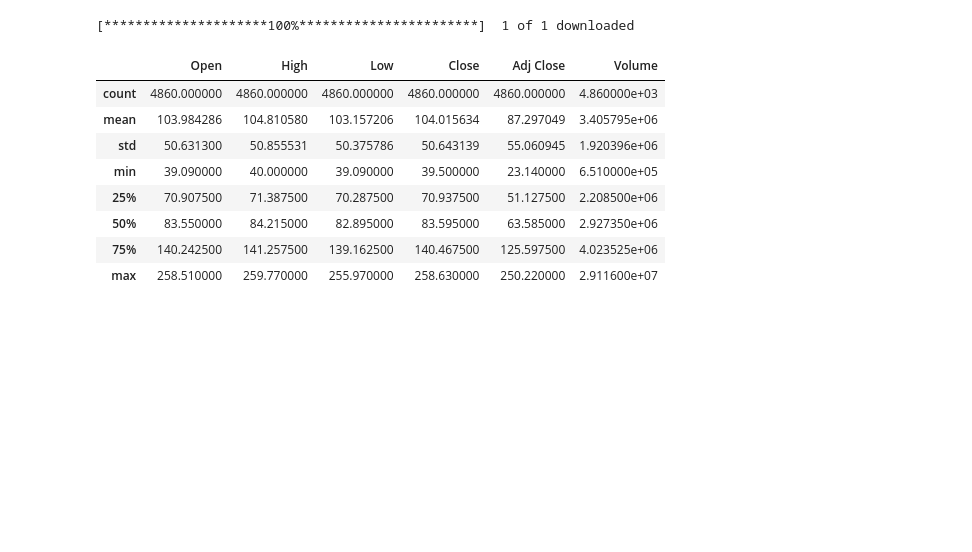
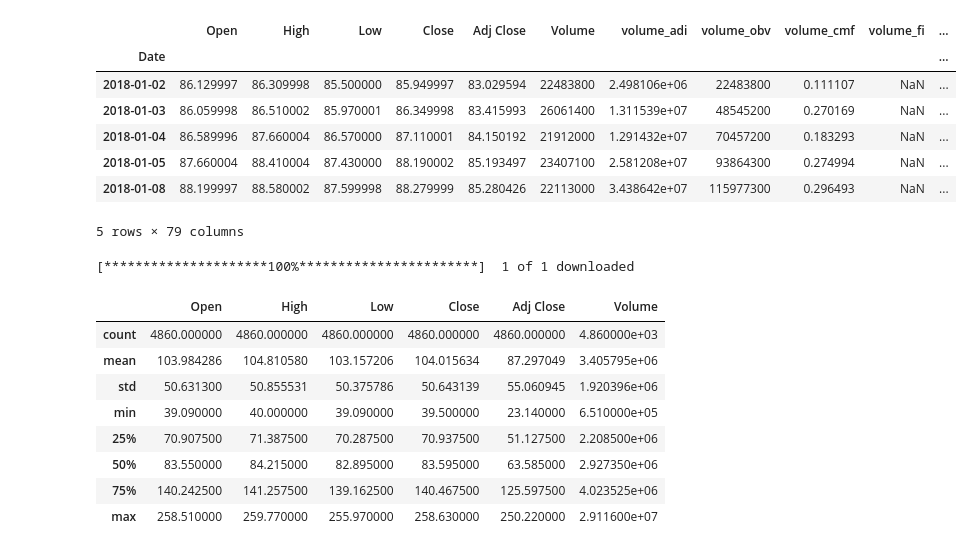
Before and after one commit to xiaomaniay/python-apps, a Jupyter notebook: yahoo_finance_test.ipynb, the cells around one changed output. Saved outputs shown, nothing was run; the diff lists cells and outputs as text; code cells hidden in the pictures; blank space fills up the shorter version.

```diff
--- a/yahoo_finance_test.ipynb
+++ b/yahoo_finance_test.ipynb
@@ -43,0 +22,35 @@ data.head(5)
+# %%
+import ta
+msft = ta.utils.dropna(msft)
+
+# Add all ta features
+msft = ta.add_all_ta_features(
+    msft, open="Open", high="High", low="Low", close="Close", volume="Volume")
+# %%
+# Initialize Bollinger Bands Indicator
+indicator_bb = ta.volatility.BollingerBands(close=msft["Close"], n=20, ndev=2)
+
+# Add Bollinger Bands features
+msft['bb_bbm'] = indicator_bb.bollinger_mavg()
+msft['bb_bbh'] = indicator_bb.bollinger_hband()
+msft['bb_bbl'] = indicator_bb.bollinger_lband()
+
+# Add Bollinger Band high indicator
+msft['bb_bbhi'] = indicator_bb.bollinger_hband_indicator()
+
+# Add Bollinger Band low indicator
+msft['bb_bbli'] = indicator_bb.bollinger_lband_indicator()
+
+# Add width size Bollinger Bands
+msft['bb_bbw'] = indicator_bb.bollinger_wband()
+# %%
+msft.head()
+# %% [output]
+|  | Open | High | Low | Close | Adj Close | Volume | volume_adi | volume_obv | volume_cmf | volume_fi | ... |
+| Date |  |  |  |  |  |  |  |  |  |  | ... |
+| 2018-01-02 | 86.129997 | 86.309998 | 85.500000 | 85.949997 | 83.029594 | 22483800 | 2.498106e+06 | 22483800 | 0.111107 | NaN | ... |
+| 2018-01-03 | 86.059998 | 86.510002 | 85.970001 | 86.349998 | 83.415993 | 26061400 | 1.311539e+07 | 48545200 | 0.270169 | NaN | ... |
+| 2018-01-04 | 86.589996 | 87.660004 | 86.570000 | 87.110001 | 84.150192 | 21912000 | 1.291432e+07 | 70457200 | 0.183293 | NaN | ... |
+| 2018-01-05 | 87.660004 | 88.410004 | 87.430000 | 88.190002 | 85.193497 | 23407100 | 2.581208e+07 | 93864300 | 0.274994 | NaN | ... |
+| 2018-01-08 | 88.199997 | 88.580002 | 87.599998 | 88.279999 | 85.280426 | 22113000 | 3.438642e+07 | 115977300 | 0.296493 | NaN | ... |
+5 rows × 79 columns
```
Also changed, not shown: parts of 8 cells of this notebook, 11 other files.
